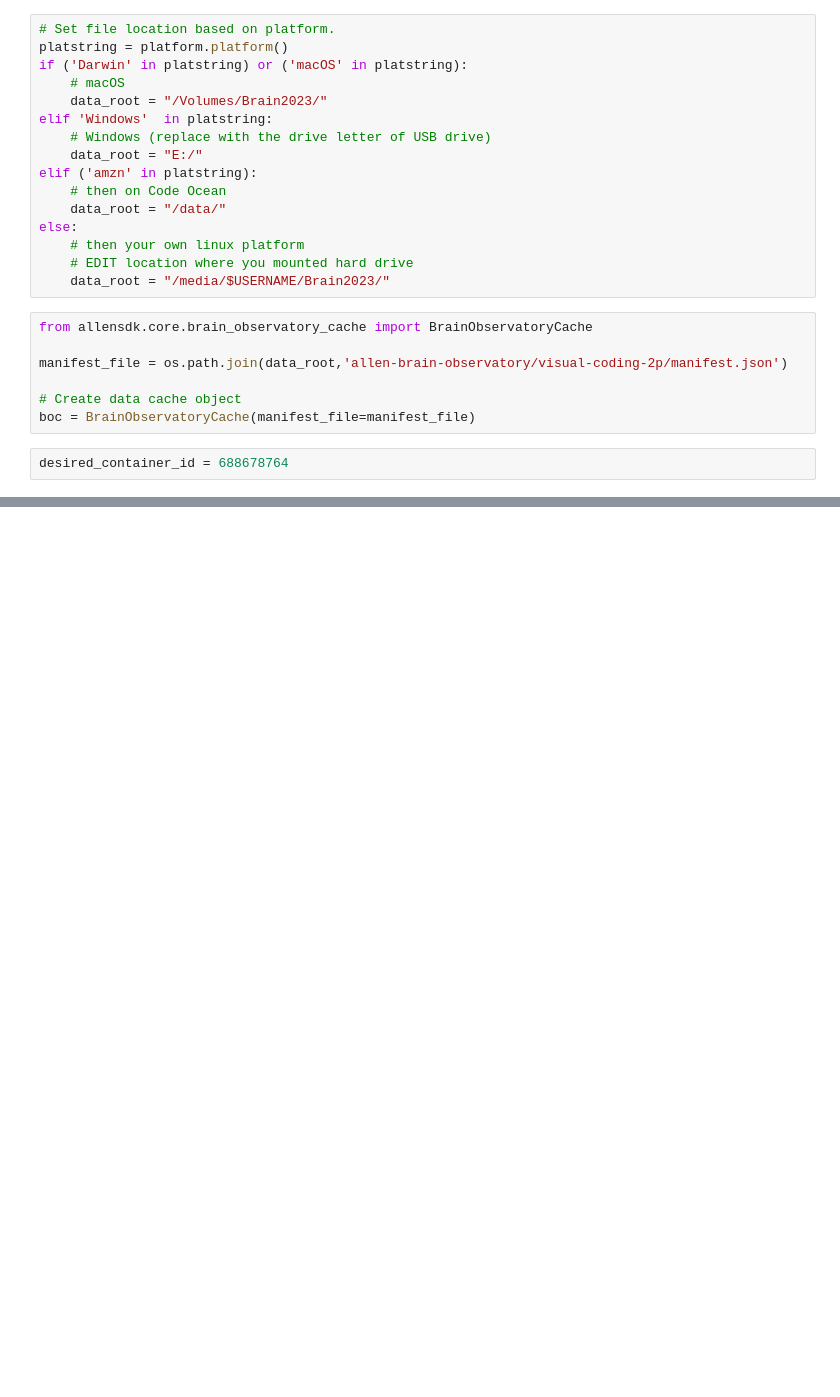
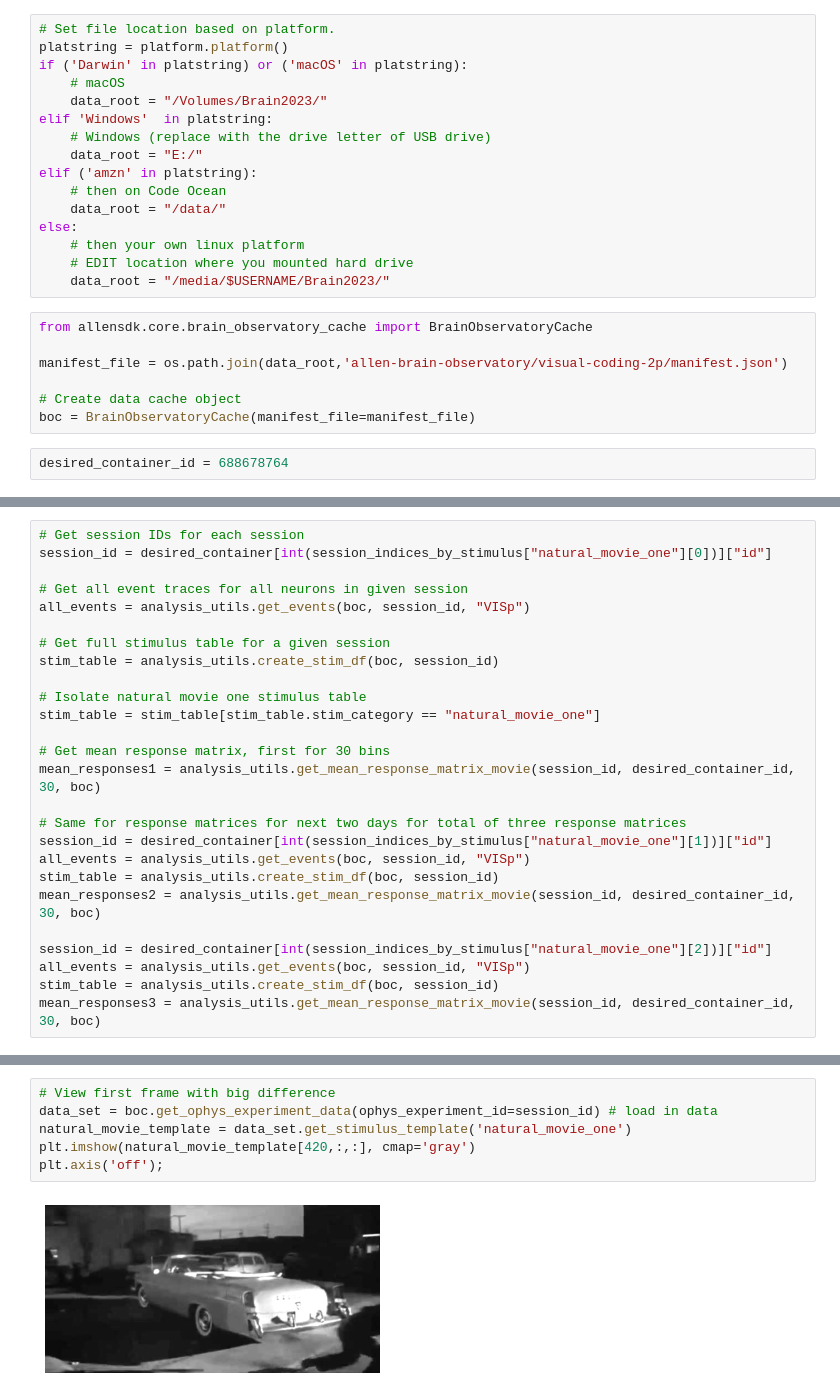
Before and after one commit to naomi-martin/swdb-representational-drift, a Jupyter notebook: code/pca_movie_one.ipynb, the cells around one changed output, grey strips where cells are left out. Drawn from its saved outputs; the diff is of its cells as text; blank space fills up the shorter version.

```diff
--- a/code/pca_movie_one.ipynb
+++ b/code/pca_movie_one.ipynb
@@ -53 +54,27 @@ session_indices_by_stimulus = {"drifting_gratings":"0",
                               "natural_movie_three":"0"}
+# %%
+# Get session IDs for each session
+session_id = desired_container[int(session_indices_by_stimulus["natural_movie_one"][0])]["id"]
+
+# Get all event traces for all neurons in given session
+all_events = analysis_utils.get_events(boc, session_id, "VISp")
+
+# Get full stimulus table for a given session
+stim_table = analysis_utils.create_stim_df(boc, session_id)
+
+# Isolate natural movie one stimulus table
+stim_table = stim_table[stim_table.stim_category == "natural_movie_one"]
+
+# Get mean response matrix, first for 30 bins
+mean_responses1 = analysis_utils.get_mean_response_matrix_movie(session_id, desired_container_id, 30, boc)
+
+# Same for response matrices for next two days for total of three response matrices
+session_id = desired_container[int(session_indices_by_stimulus["natural_movie_one"][1])]["id"]
+all_events = analysis_utils.get_events(boc, session_id, "VISp")
+stim_table = analysis_utils.create_stim_df(boc, session_id)
+mean_responses2 = analysis_utils.get_mean_response_matrix_movie(session_id, desired_container_id, 30, boc)
+
+session_id = desired_container[int(session_indices_by_stimulus["natural_movie_one"][2])]["id"]
+all_events = analysis_utils.get_events(boc, session_id, "VISp")
+stim_table = analysis_utils.create_stim_df(boc, session_id)
+mean_responses3 = analysis_utils.get_mean_response_matrix_movie(session_id, desired_container_id, 30, boc)
@@ -53,0 +199,8 @@ session_indices_by_stimulus = {"drifting_gratings":"0",
+# %%
+# View first frame with big difference
+data_set = boc.get_ophys_experiment_data(ophys_experiment_id=session_id) # load in data
+natural_movie_template = data_set.get_stimulus_template('natural_movie_one')
+plt.imshow(natural_movie_template[420,:,:], cmap='gray')
+plt.axis('off');
+# %% [output]
+[figure, added]
```
Also changed, not shown: parts of 40 cells of this notebook, 15 other files.
